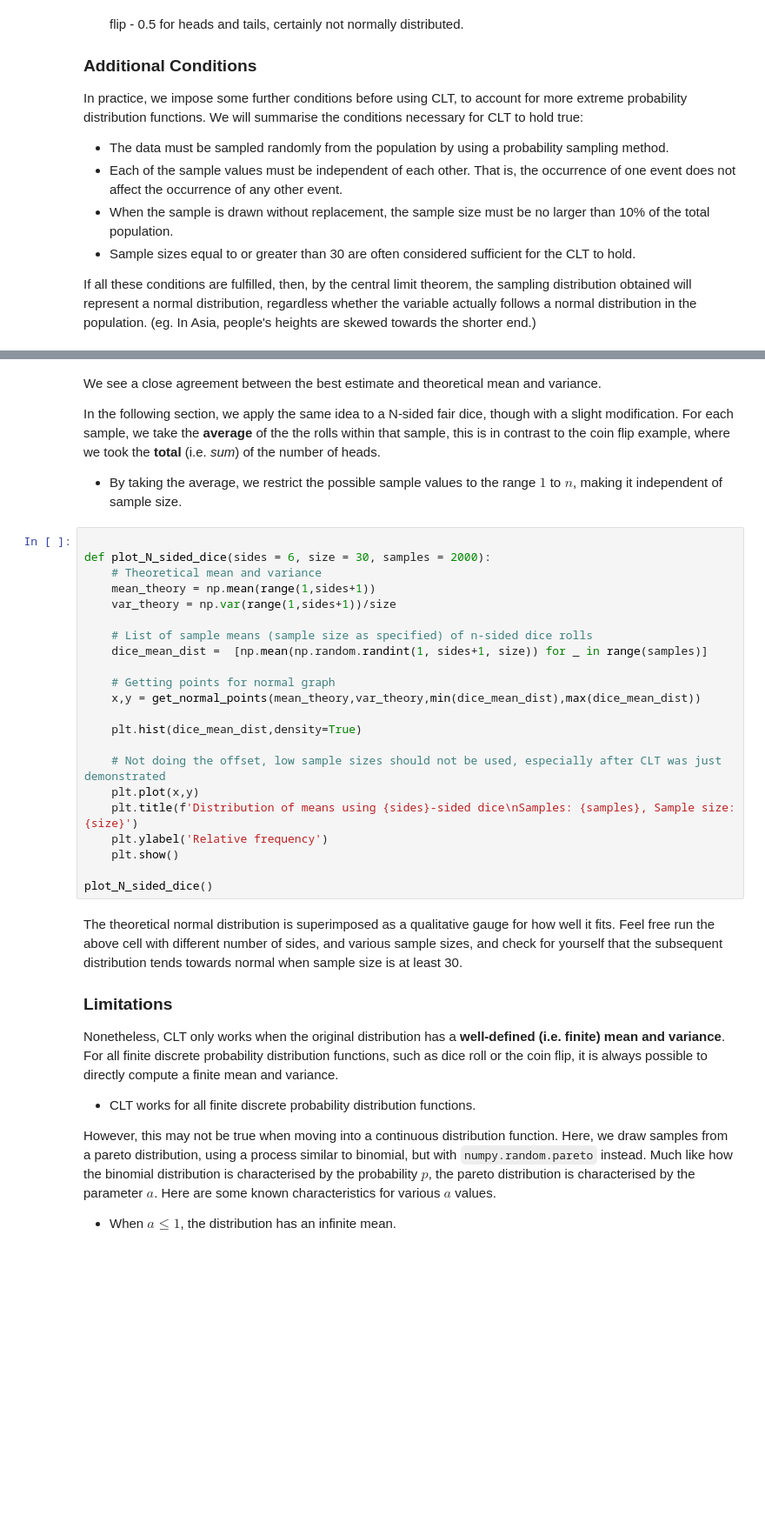
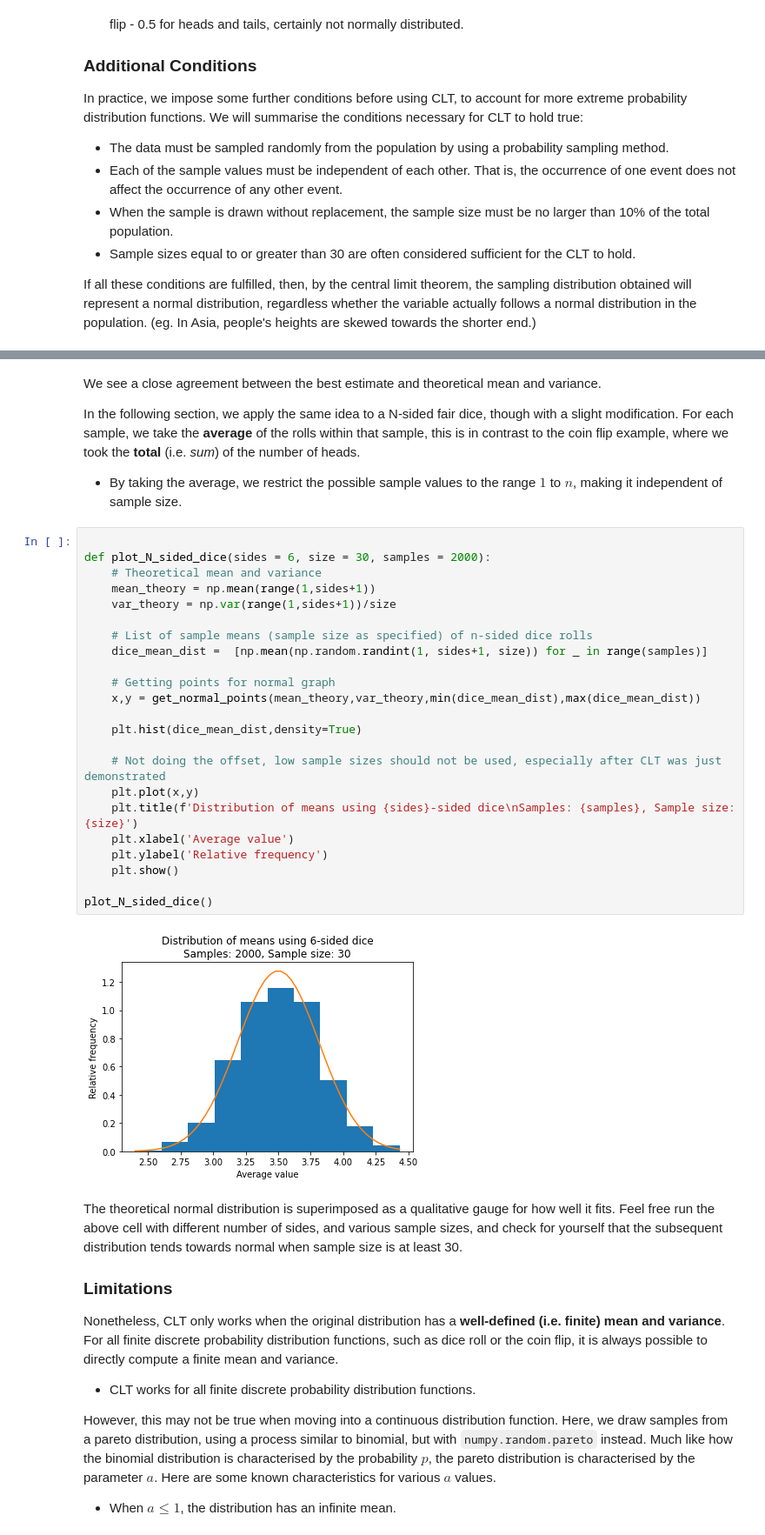
Before and after one commit to kubrian/central-weiner-theorem, a Jupyter notebook: Central Weiner Theorem.ipynb, the cells around one changed output, grey strips where cells are left out. Shown at 87% size. Saved outputs shown, nothing was run; the diff lists cells and outputs as text; blank space fills up the shorter version.

```diff
--- a/Central Weiner Theorem.ipynb
+++ b/Central Weiner Theorem.ipynb
@@ -219,30 +232,33 @@ for i, dist in enumerate(flip_distribution):
 # %% [markdown]
 We see a close agreement between the best estimate and theoretical mean and variance.
 
-In the following section, we apply the same idea to a N-sided fair dice, though with a slight modification. For each sample, we take the **average** of the the rolls within that sample, this is in contrast to the coin flip example, where we took the **total** (i.e. *sum*) of the number of heads.
+In the following section, we apply the same idea to a N-sided fair dice, though with a slight modification. For each sample, we take the **average** of the rolls within that sample, this is in contrast to the coin flip example, where we took the **total** (i.e. *sum*) of the number of heads.
 * By taking the average, we restrict the possible sample values to the range $1$ to $n$, making it independent of sample size.
 # %%
 
 def plot_N_sided_dice(sides = 6, size = 30, samples = 2000):
     # Theoretical mean and variance
     mean_theory = np.mean(range(1,sides+1))
     var_theory = np.var(range(1,sides+1))/size
 
     # List of sample means (sample size as specified) of n-sided dice rolls
     dice_mean_dist =  [np.mean(np.random.randint(1, sides+1, size)) for _ in range(samples)]
 
     # Getting points for normal graph
     x,y = get_normal_points(mean_theory,var_theory,min(dice_mean_dist),max(dice_mean_dist))
 
     plt.hist(dice_mean_dist,density=True)
 
     # Not doing the offset, low sample sizes should not be used, especially after CLT was just demonstrated
     plt.plot(x,y)
     plt.title(f'Distribution of means using {sides}-sided dice\nSamples: {samples}, Sample size: {size}')
+    plt.xlabel('Average value')
     plt.ylabel('Relative frequency')
     plt.show()
 
 plot_N_sided_dice()
+# %% [output]
+[figure, added]
 # %% [markdown]
 The theoretical normal distribution is superimposed as a qualitative gauge for how well it fits. Feel free run the above cell with different number of sides, and various sample sizes, and check for yourself that the subsequent distribution tends towards normal when sample size is at least 30.
 
```
Also changed, not shown: parts of 13 cells of this notebook.
